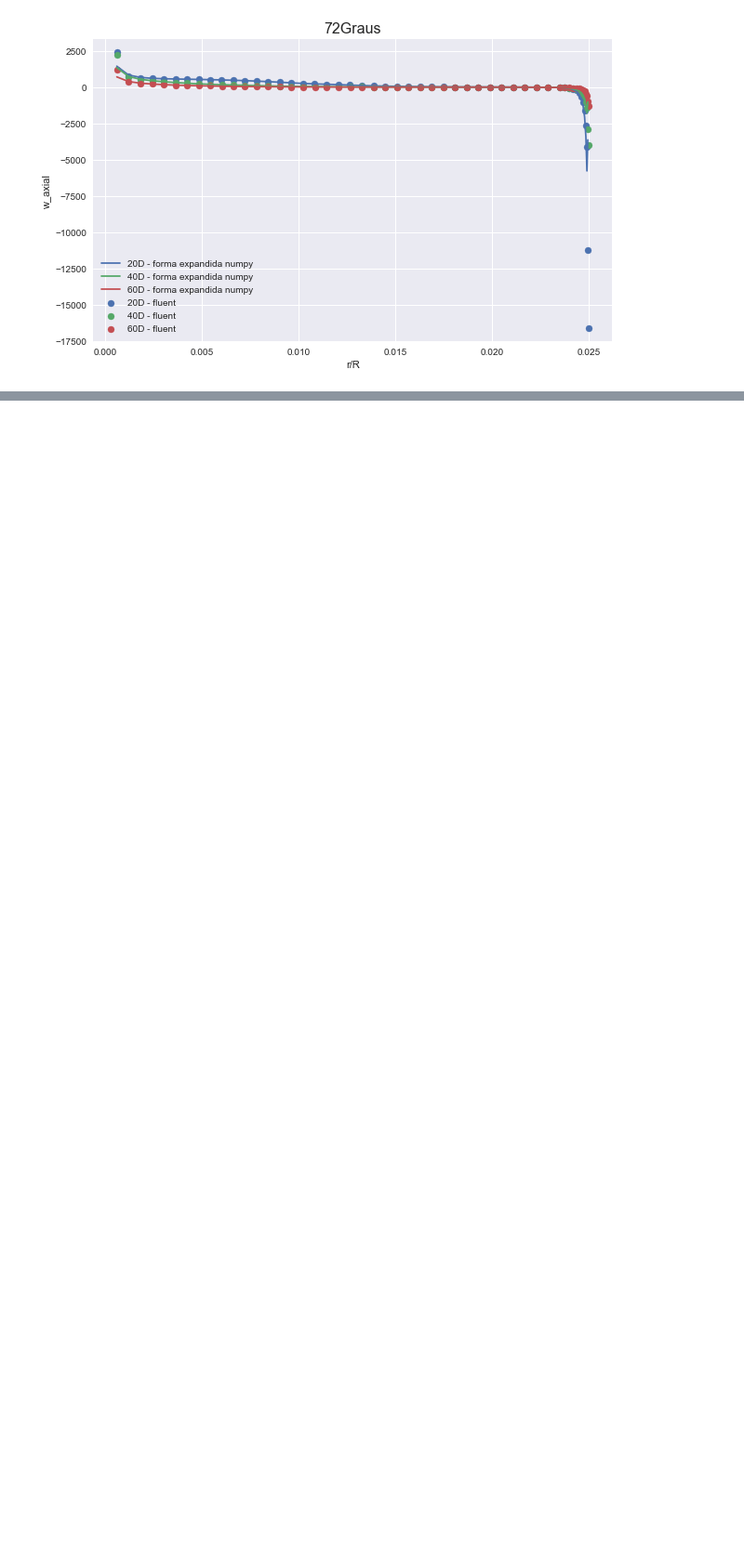
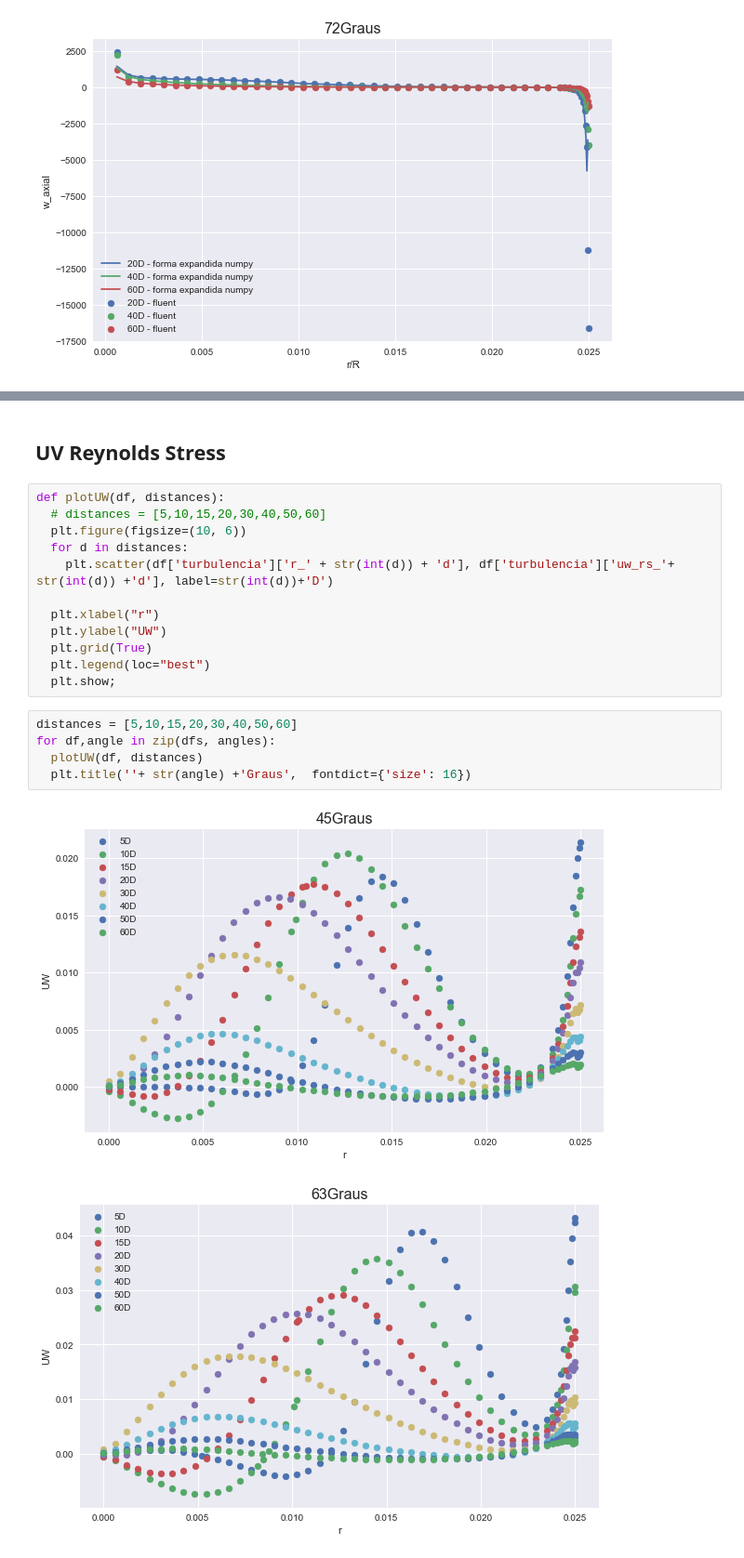
Before and after one commit to rodrigo-cabral-lab/mestrado, a Jupyter notebook: results_tail/analysis_results_swirling_flow.ipynb, the cells around one changed output, grey strips where cells are left out. Shown at 93% size. Saved outputs shown, nothing was run; the diff lists cells and outputs as text; blank space fills up the shorter version.

```diff
--- a/results_tail/analysis_results_swirling_flow.ipynb
+++ b/results_tail/analysis_results_swirling_flow.ipynb
@@ -285,0 +345,22 @@ plt.show;
+# %% [markdown]
+## UV Reynolds Stress
+# %%
+def plotUW(df, distances):
+  # distances = [5,10,15,20,30,40,50,60]
+  plt.figure(figsize=(10, 6))
+  for d in distances:
+    plt.scatter(df['turbulencia']['r_' + str(int(d)) + 'd'], df['turbulencia']['uw_rs_'+ str(int(d)) +'d'], label=str(int(d))+'D')
+
+  plt.xlabel("r")
+  plt.ylabel("UW")
+  plt.grid(True)
+  plt.legend(loc="best")
+  plt.show;
+# %%
+distances = [5,10,15,20,30,40,50,60]
+for df,angle in zip(dfs, angles):
+  plotUW(df, distances)
+  plt.title(''+ str(angle) +'Graus',  fontdict={'size': 16})
+# %% [output]
+[figure, added]
+[figure, added]
```
Also changed, not shown: parts of 15 cells of this notebook, 3 other files.
